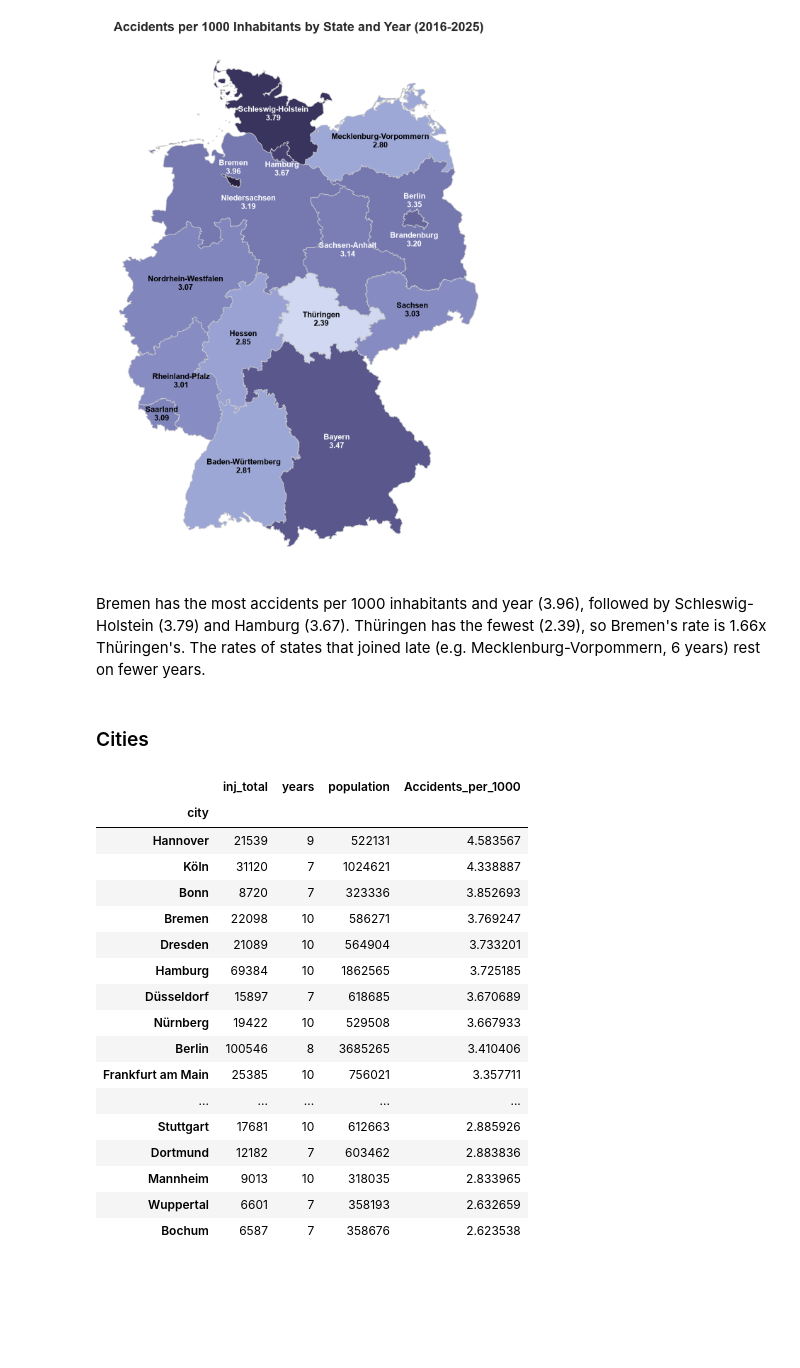
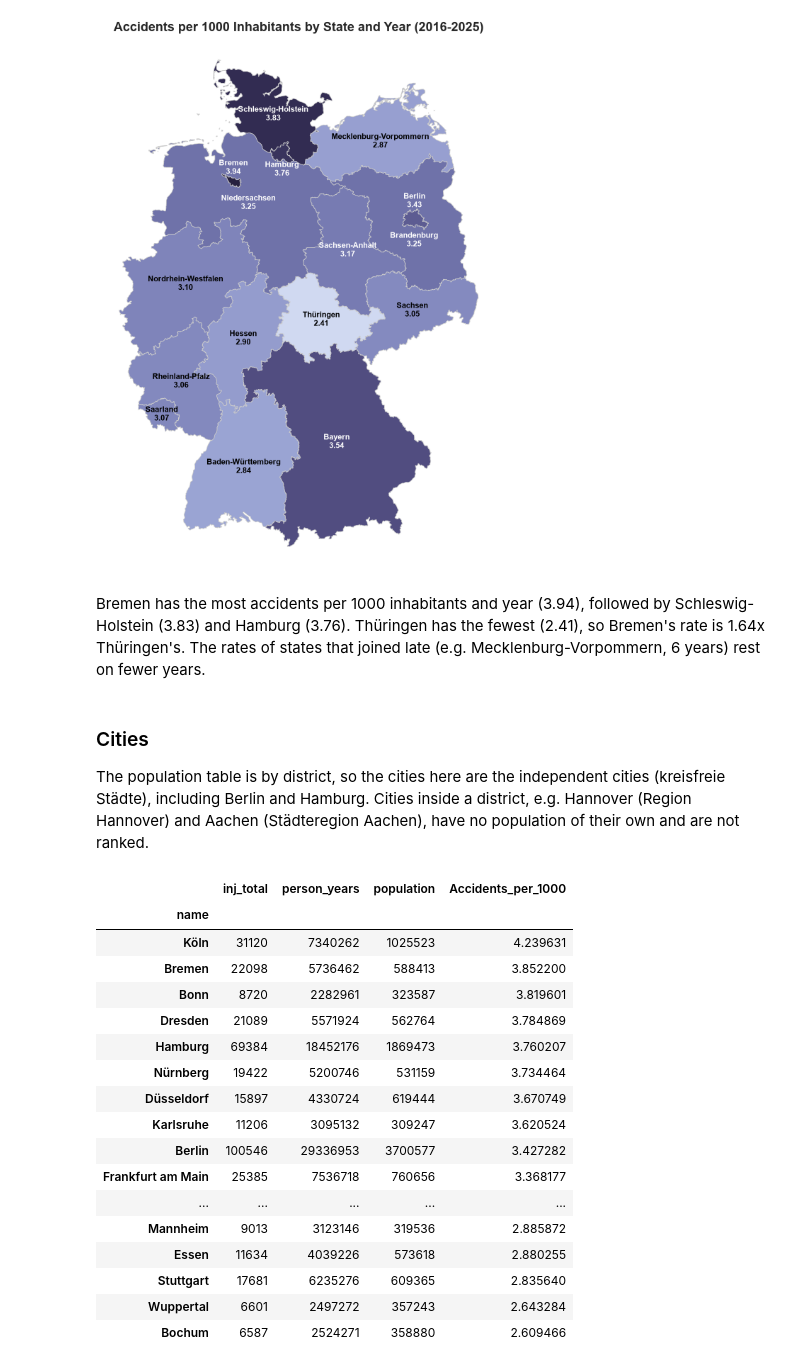
Before and after one commit to HumbleHominid/urban-mobility-risk-analysis, a Jupyter notebook: notebooks/summary.ipynb, the cells around one changed output. Cells and saved outputs as stored; diff of their text form; code cells hidden in the pictures; blank space fills up the shorter version.

```diff
--- a/notebooks/summary.ipynb
+++ b/notebooks/summary.ipynb
@@ -366,49 +367,47 @@ plt.show()
 # %% [output]
 [figure]
 # %% [markdown]
-Bremen has the most accidents per 1000 inhabitants and year (3.96), followed by Schleswig-Holstein (3.79) and Hamburg (3.67). Thüringen has the fewest (2.39), so Bremen's rate is 1.66x Thüringen's. The rates of states that joined late (e.g. Mecklenburg-Vorpommern, 6 years) rest on fewer years.
+Bremen has the most accidents per 1000 inhabitants and year (3.94), followed by Schleswig-Holstein (3.83) and Hamburg (3.76). Thüringen has the fewest (2.41), so Bremen's rate is 1.64x Thüringen's. The rates of states that joined late (e.g. Mecklenburg-Vorpommern, 6 years) rest on fewer years.
 # %% [markdown]
 ### Cities
+The population table is by district, so the cities here are the independent cities (kreisfreie Städte), including Berlin and Hamburg. Cities inside a district, e.g. Hannover (Region Hannover) and Aachen (Städteregion Aachen), have no population of their own and are not ranked.
 # %%
-# Accidents per 1000 inhabitants and year for the 20 largest cities
-df_city_year = fd.get_city_aggregate(
-    YEARS,
-    ["Community_key", "UJAHR"],
-    {"inj_light": "sum", "inj_serious": "sum", "inj_fatal": "sum"},
+# Accidents per 1000 inhabitants and year for the 20 largest independent cities
+df_district_year = fd.get_district_aggregate(
+    YEARS, {"inj_light": "sum", "inj_serious": "sum", "inj_fatal": "sum"}
 )
 df_cities = (
-    df_city_year.groupby("city")
+    df_district_year[df_district_year["kreisfrei"]]
+    .groupby("name")
     .agg(
         inj_total=("inj_total", "sum"),
-        years=("UJAHR", "nunique"),
-        population=("population", "first"),
+        person_years=("population", "sum"),
+        population=("population", "last"),  # latest year (rows are in year order)
     )
     .nlargest(20, "population")
 )
-df_cities["Accidents_per_1000"] = (
-    df_cities["inj_total"] / df_cities["population"] * 1000 / df_cities["years"]
-)
+df_cities["Accidents_per_1000"] = df_cities["inj_total"] / df_cities["person_years"] * 1000
 df_cities = df_cities.sort_values("Accidents_per_1000", ascending=False)
 df_cities
 # %% [output]
-|  | inj_total | years | population | Accidents_per_1000 |
-| city |  |  |  |  |
-| Hannover | 21539 | 9 | 522131 | 4.583567 |
-| Köln | 31120 | 7 | 1024621 | 4.338887 |
-| Bonn | 8720 | 7 | 323336 | 3.852693 |
-| Bremen | 22098 | 10 | 586271 | 3.769247 |
-| Dresden | 21089 | 10 | 564904 | 3.733201 |
-| Hamburg | 69384 | 10 | 1862565 | 3.725185 |
-| Düsseldorf | 15897 | 7 | 618685 | 3.670689 |
-| Nürnberg | 19422 | 10 | 529508 | 3.667933 |
-| Berlin | 100546 | 8 | 3685265 | 3.410406 |
-| Frankfurt am Main | 25385 | 10 | 756021 | 3.357711 |
+|  | inj_total | person_years | population | Accidents_per_1000 |
+| name |  |  |  |  |
+| Köln | 31120 | 7340262 | 1025523 | 4.239631 |
+| Bremen | 22098 | 5736462 | 588413 | 3.852200 |
+| Bonn | 8720 | 2282961 | 323587 | 3.819601 |
+| Dresden | 21089 | 5571924 | 562764 | 3.784869 |
+| Hamburg | 69384 | 18452176 | 1869473 | 3.760207 |
+| Nürnberg | 19422 | 5200746 | 531159 | 3.734464 |
+| Düsseldorf | 15897 | 4330724 | 619444 | 3.670749 |
+| Karlsruhe | 11206 | 3095132 | 309247 | 3.620524 |
+| Berlin | 100546 | 29336953 | 3700577 | 3.427282 |
+| Frankfurt am Main | 25385 | 7536718 | 760656 | 3.368177 |
 | ... | ... | ... | ... | ... |
-| Stuttgart | 17681 | 10 | 612663 | 2.885926 |
-| Dortmund | 12182 | 7 | 603462 | 2.883836 |
-| Mannheim | 9013 | 10 | 318035 | 2.833965 |
-| Wuppertal | 6601 | 7 | 358193 | 2.632659 |
-| Bochum | 6587 | 7 | 358676 | 2.623538 |
+| Mannheim | 9013 | 3123146 | 319536 | 2.885872 |
+| Essen | 11634 | 4039226 | 573618 | 2.880255 |
+| Stuttgart | 17681 | 6235276 | 609365 | 2.835640 |
+| Wuppertal | 6601 | 2497272 | 357243 | 2.643284 |
+| Bochum | 6587 | 2524271 | 358880 | 2.609466 |
 # %%
 fig, ax = plt.subplots(figsize=(9, 12))
 pl.hbar(
```
Also changed, not shown: parts of 7 cells of this notebook, 23 other files.
